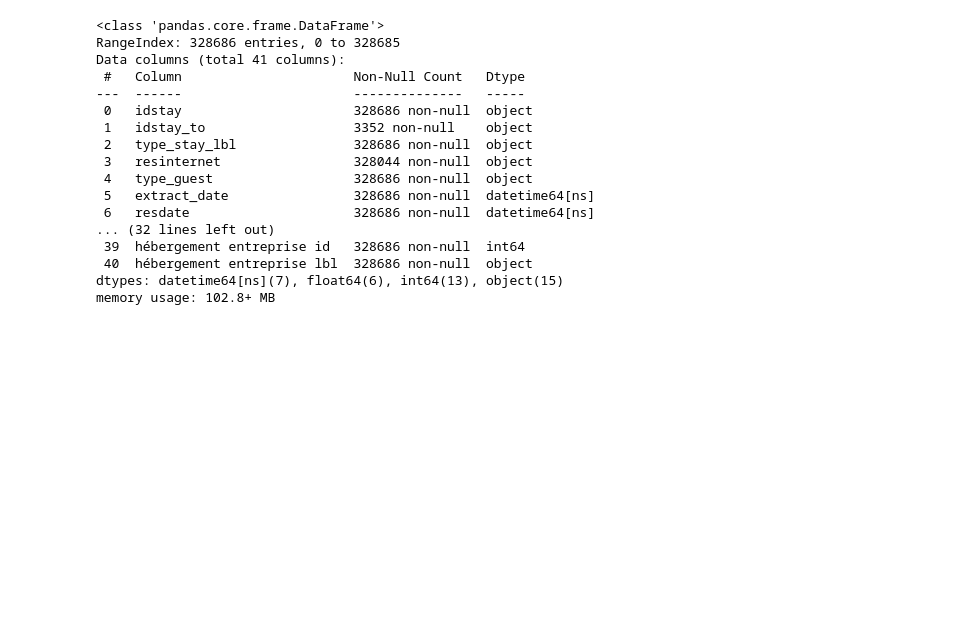
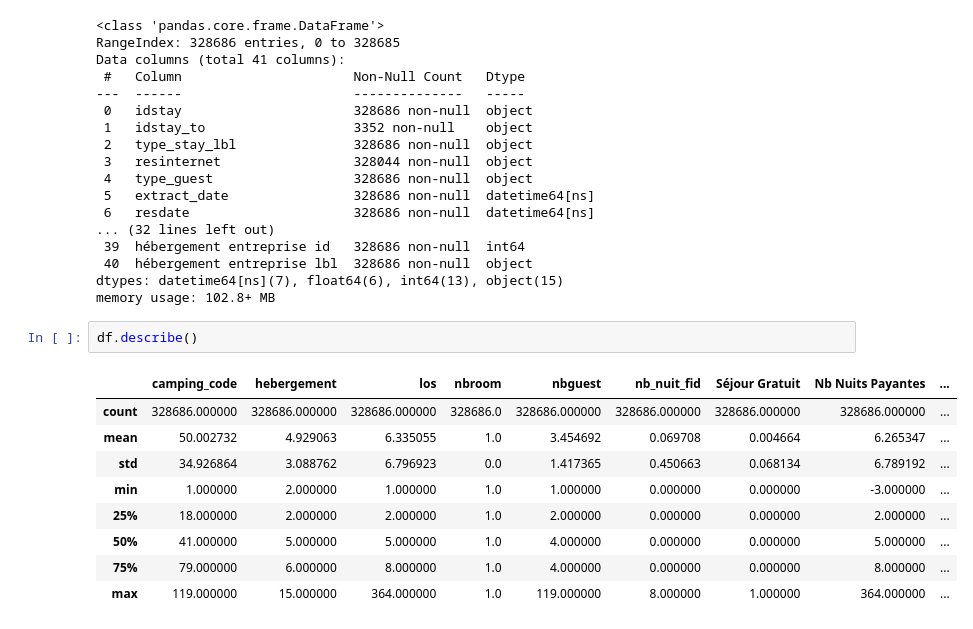
Before and after one commit to nico239677/hotel_revenue_optimization, a Jupyter notebook: Yelloh_2019.ipynb, the cells around one changed output. Saved outputs shown, nothing was run; the diff lists cells and outputs as text; blank space fills up the shorter version.

```diff
--- a/Yelloh_2019.ipynb
+++ b/Yelloh_2019.ipynb
@@ -37,6 +42,18 @@ Data columns (total 41 columns):
  40  hébergement entreprise lbl  328686 non-null  object
 dtypes: datetime64[ns](7), float64(6), int64(13), object(15)
 memory usage: 102.8+ MB
+# %%
+df.describe()
+# %% [output]
+|  | camping_code | hebergement | los | nbroom | nbguest | nb_nuit_fid | Séjour Gratuit | Nb Nuits Payantes | ... |
+| count | 328686.000000 | 328686.000000 | 328686.000000 | 328686.0 | 328686.000000 | 328686.000000 | 328686.000000 | 328686.000000 | ... |
+| mean | 50.002732 | 4.929063 | 6.335055 | 1.0 | 3.454692 | 0.069708 | 0.004664 | 6.265347 | ... |
+| std | 34.926864 | 3.088762 | 6.796923 | 0.0 | 1.417365 | 0.450663 | 0.068134 | 6.789192 | ... |
+| min | 1.000000 | 2.000000 | 1.000000 | 1.0 | 1.000000 | 0.000000 | 0.000000 | -3.000000 | ... |
+| 25% | 18.000000 | 2.000000 | 2.000000 | 1.0 | 2.000000 | 0.000000 | 0.000000 | 2.000000 | ... |
+| 50% | 41.000000 | 5.000000 | 5.000000 | 1.0 | 4.000000 | 0.000000 | 0.000000 | 5.000000 | ... |
+| 75% | 79.000000 | 6.000000 | 8.000000 | 1.0 | 4.000000 | 0.000000 | 0.000000 | 8.000000 | ... |
+| max | 119.000000 | 15.000000 | 364.000000 | 1.0 | 119.000000 | 8.000000 | 1.000000 | 364.000000 | ... |
 # %%
 df['camping_label'].value_counts()
 # %% [output]
```
Also changed, not shown: parts of 29 cells of this notebook.
